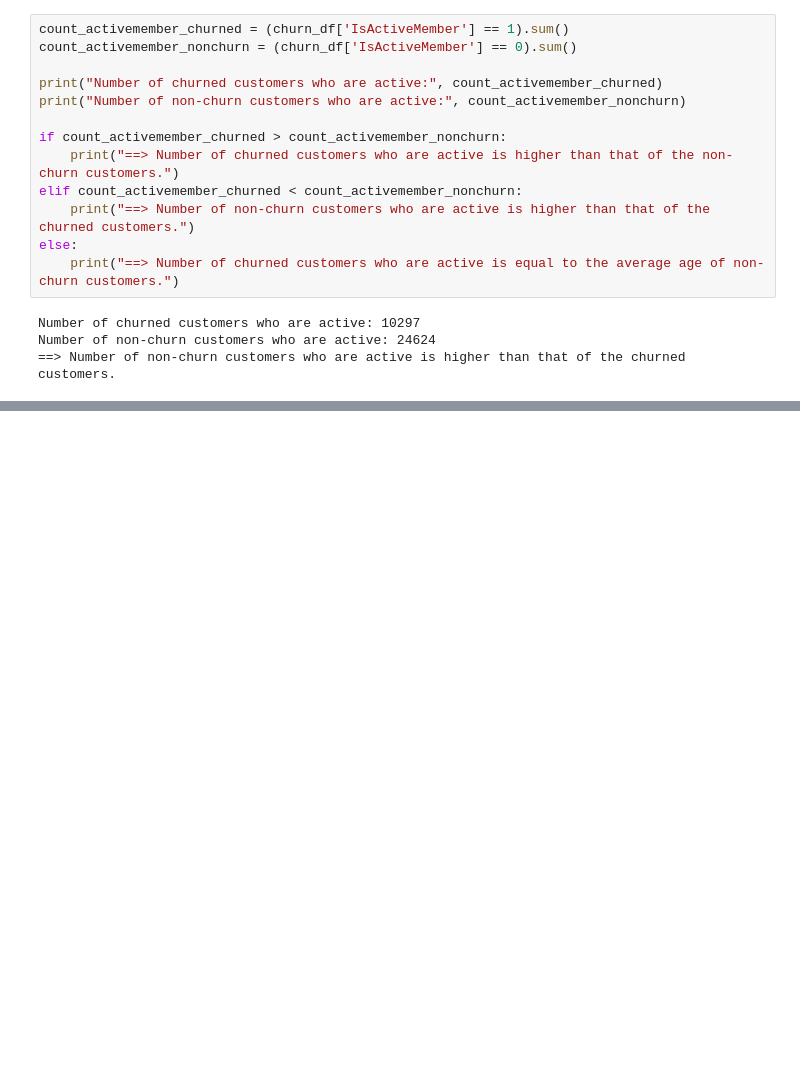
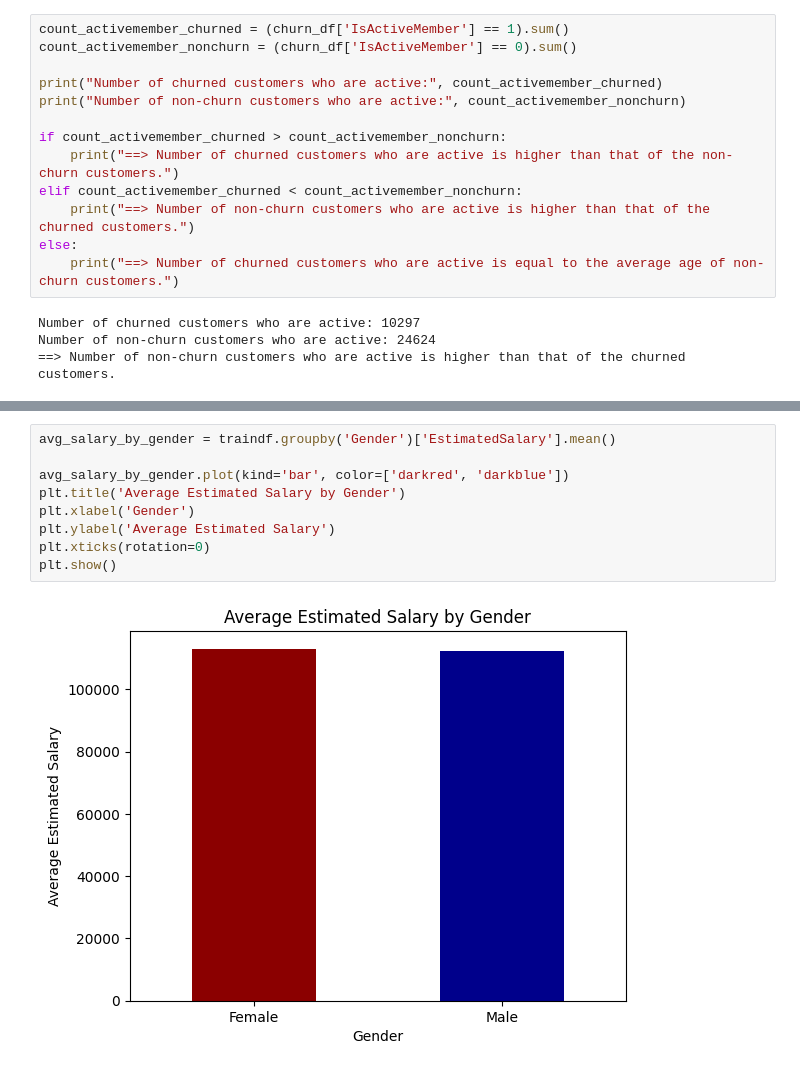
Before and after one commit to alfredkondoro/K_Competition---PlaygroundS4E1, a Jupyter notebook: k-competition-playgrounds4e1.ipynb, the cells around one changed output, grey strips where cells are left out. Saved outputs shown, nothing was run; the diff lists cells and outputs as text; blank space fills up the shorter version.

```diff
--- a/k-competition-playgrounds4e1.ipynb
+++ b/k-competition-playgrounds4e1.ipynb
@@ -292,0 +348,11 @@ Number of non-churn customers who are active: 24624
+# %%
+avg_salary_by_gender = traindf.groupby('Gender')['EstimatedSalary'].mean()
+
+avg_salary_by_gender.plot(kind='bar', color=['darkred', 'darkblue'])
+plt.title('Average Estimated Salary by Gender')
+plt.xlabel('Gender')
+plt.ylabel('Average Estimated Salary')
+plt.xticks(rotation=0)
+plt.show()
+# %% [output]
+[figure, added]
```
Also changed, not shown: parts of 62 cells of this notebook.
